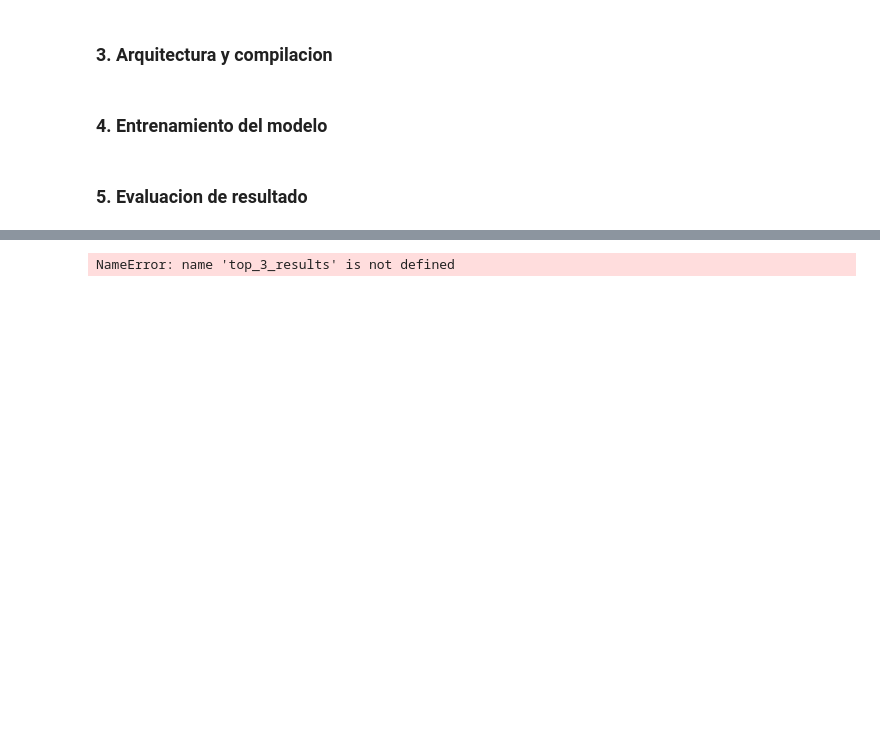
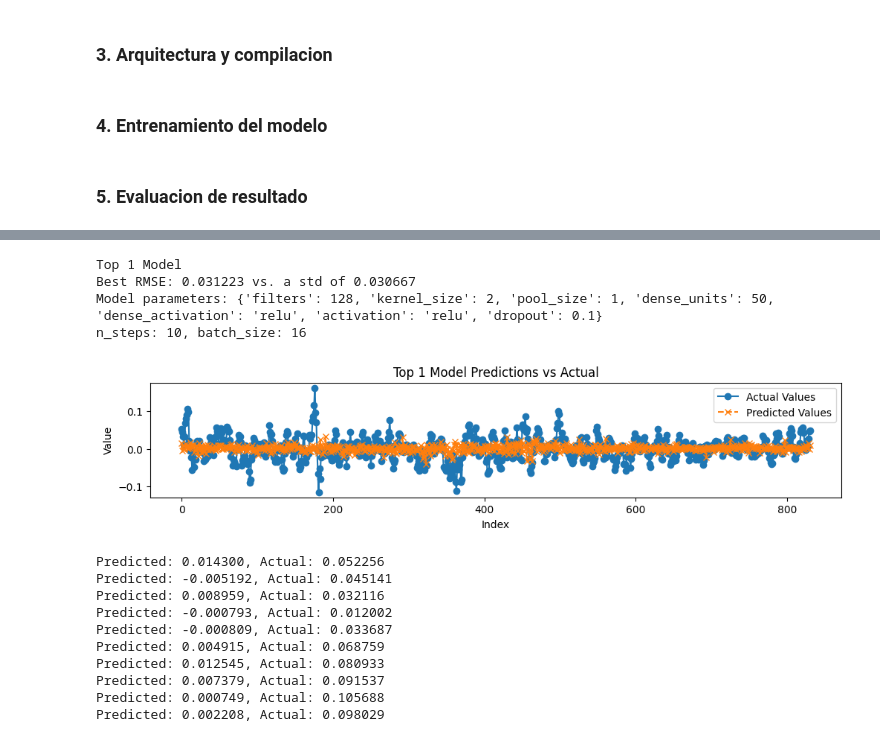
Before and after one commit to f8ac/entrenamiento, a Jupyter notebook: cnn_v2.ipynb, the cells around one changed output, grey strips where cells are left out. Saved outputs shown, nothing was run; the diff lists cells and outputs as text; code cells hidden in the pictures; blank space fills up the shorter version.

```diff
--- a/cnn_v2.ipynb
+++ b/cnn_v2.ipynb
@@ -137,7 +126,7 @@ def plot_history(history):
             plt.show()
 # %%
 def plot_predictions(y_true, y_pred, title="Prediction vs Actual Data"):
-    plt.figure(figsize=(10, 5))
+    plt.figure(figsize=(12,2))
     plt.plot(y_true, label='Actual Values', marker='o', linestyle='-')
     plt.plot(y_pred, label='Predicted Values', marker='x', linestyle='--')
 
@@ -158,14 +147,14 @@ def plot_predictions(y_true, y_pred, title="Prediction vs Actual Data"):
 # %%
 # n_steps_options     = [25, 50, 100, 150, 200]
 # batch_size_options  = [32, 64, 128, 256]
-n_steps_options     = [27,31,32,33]
-batch_size_options  = [16,32]
+n_steps_options     = [10]
+batch_size_options  = [16]
 epochs_options      = [100]
 
 filters_options     = [128]
-kernel_size_options = [2, 3, 4]
+kernel_size_options = [2]
 pool_size_options   = [1]
-dense_units_options = [50,100]
+dense_units_options = [50]
 dense_activation_options = ['relu']
 activation_options  = ['relu']
 dropout_options     = [0.1]
@@ -197,6 +186,19 @@ def run_model_iterations():
             # Preparación de los datos
             X_train, X_test, y_train, y_test = prepare_data(df, 'LMCADY_acu_5d_log', n_steps)
 
+            # print(f"X_train shape: {X_train.shape}, X_test shape: {X_test.shape}, y_train shape: {y_train.shape}, y_test shape: {y_test.shape}")
+
+            # show a sample of X_train
+            print(f"X_train[1]: {X_train[1]}")
+            print("X_train[1] shape: ", X_train[1].shape)
+
+            print("X_train[2]: ", X_train[2])
+            print("X_train[2] shape: ", X_train[2].shape)
+
+            # print("X_train",X_train)
+            # print("X_train shape: ", X_train.shape)
+
+
             # Configuración de parámetros del modelo
             model_params = {
                 'filters'           : filters,
@@ -210,6 +212,7 @@ def run_model_iterations():
 
             # Construcción y entrenamiento del modelo
             model   = build_model(X_train.shape[1:], model_params)
+
             history = train_model(model, X_train, y_train, epochs=epochs, batch_size=batch_size, verbose=1)
 
             # Evaluación del modelo
@@ -222,13 +225,15 @@ def run_model_iterations():
 
             # Guardar y ordenar resultados basados en la diferencia absoluta
             result = {
-                'rmse': rmse_ob,
-                'params': model_params,
-                'history': history,
+                'difference': difference,
+                'rmse'      : rmse_ob,
+                'std_dev'   : std_dev,
+                'params'    : model_params,
+                'history'   : history,
                 'batch_size': batch_size,
-                'n_steps': n_steps,
+                'n_steps'   : n_steps,
                 'predictions': y_pred,
-                'actuals': y_test
+                'actuals'   : y_test
             }
             top_results.append(result)
             top_results = sorted(top_results, key=lambda x: x['difference'])[:5]
@@ -286,20 +271,38 @@ KeyboardInterrupt:
 # %%
 for i, result in enumerate(top_3_results, 1):
     rmse            = result['rmse']
     model_params    = result['params']
     history         = result['history']
     batch_size      = result['batch_size']
     n_steps         = result['n_steps']
-    y_test          = result['y_test']
+    y_test          = result['actuals']
     y_pred          = result['predictions']
 
     print(f"\nTop {i} Model")
     print(f"Best RMSE: {rmse:.6f} vs. a std of {y_test.std():.6f}")
     print(f"Model parameters: {model_params}")
     print(f"n_steps: {n_steps}, batch_size: {batch_size}")
 
-    plot_history(history)
+    # plot_history(history)
 
     plot_predictions(y_test, y_pred, title=f"Top {i} Model Predictions vs Actual")
+
+    # print the values of predictions and actuals one next to the other(only the first 10)
+    for pred, actual in zip(y_pred[:10], y_test[:10]):
+        print(f"Predicted: {pred[0]:.6f}, Actual: {actual:.6f}")
 # %% [output]
-NameError: name 'top_3_results' is not defined
+Top 1 Model
+Best RMSE: 0.031223 vs. a std of 0.030667
+Model parameters: {'filters': 128, 'kernel_size': 2, 'pool_size': 1, 'dense_units': 50, 'dense_activation': 'relu', 'activation': 'relu', 'dropout': 0.1}
+n_steps: 10, batch_size: 16
+[figure, added]
+Predicted: 0.014300, Actual: 0.052256
+Predicted: -0.005192, Actual: 0.045141
+Predicted: 0.008959, Actual: 0.032116
+Predicted: -0.000793, Actual: 0.012002
+Predicted: -0.000809, Actual: 0.033687
+Predicted: 0.004915, Actual: 0.068759
+Predicted: 0.012545, Actual: 0.080933
+Predicted: 0.007379, Actual: 0.091537
+Predicted: 0.000749, Actual: 0.105688
+Predicted: 0.002208, Actual: 0.098029
```
Also changed, not shown: parts of 7 cells of this notebook.
